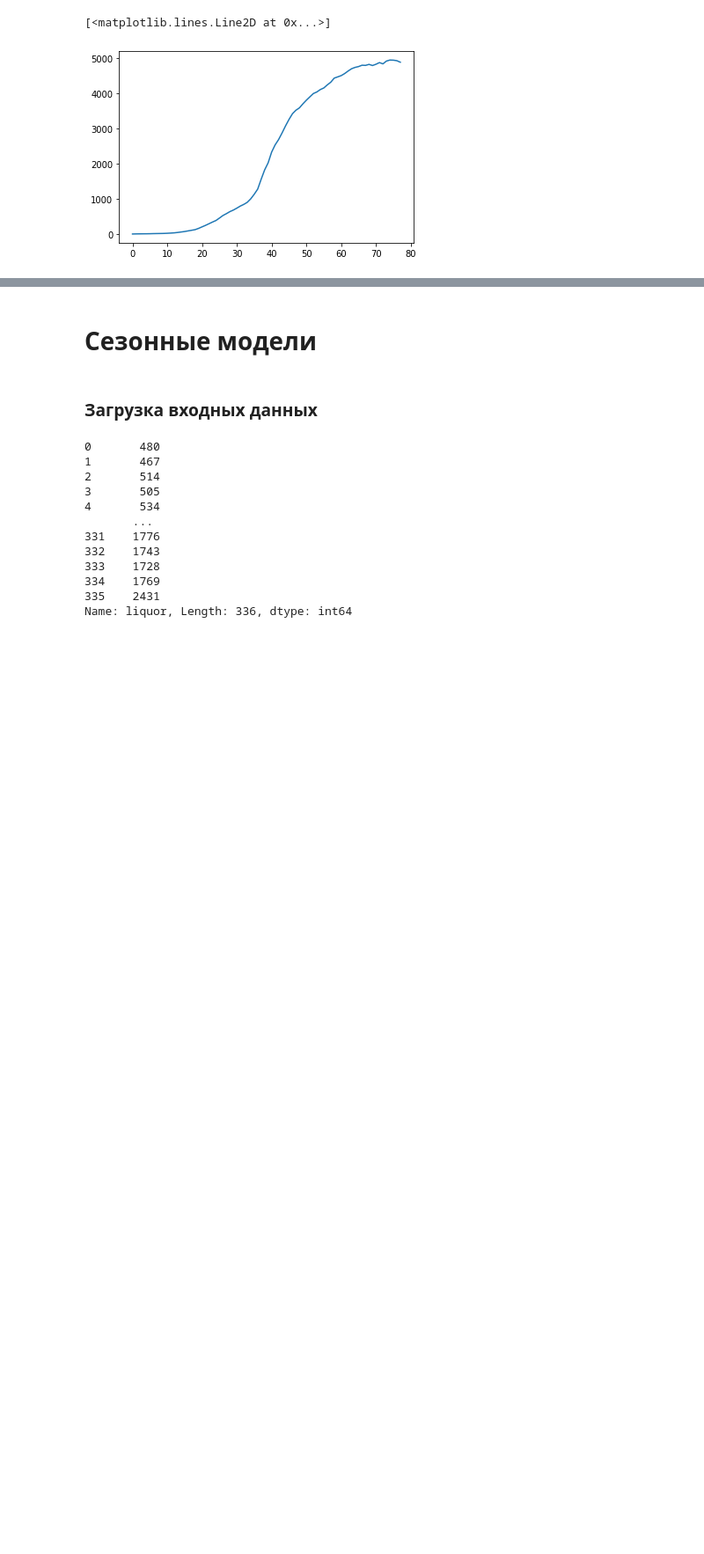
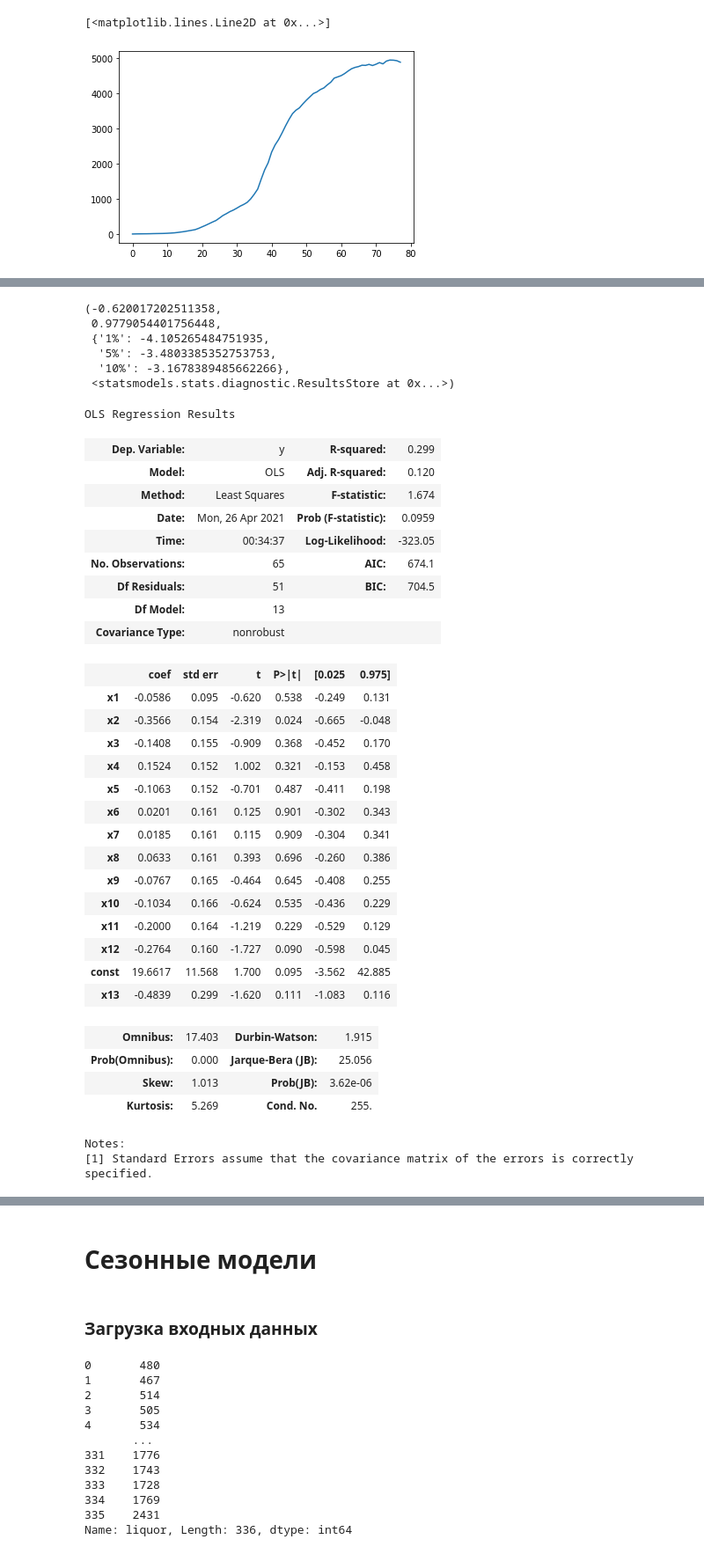
Before and after one commit to EkT1oN/tris, a Jupyter notebook: lab2.ipynb, the cells around one changed output, grey strips where cells are left out. Shown at 88% size. Cells and saved outputs as stored; diff of their text form; code cells hidden in the pictures; blank space fills up the shorter version.

```diff
--- a/lab2.ipynb
+++ b/lab2.ipynb
@@ -101,0 +109,42 @@ result
+# %%
+res_1ct = adfuller(X_1, maxlag=None, regression='ct', autolag='t-stat', store=False, regresults=True)
+display(res_1ct)
+res_1ct[3].__dict__['resols'].summary()
+# %% [output]
+(-0.620017202511358,
+ 0.9779054401756448,
+ {'1%': -4.105265484751935,
+  '5%': -3.4803385352753753,
+  '10%': -3.1678389485662266},
+ <statsmodels.stats.diagnostic.ResultsStore at 0x...>)
+OLS Regression Results
+| Dep. Variable: | y | R-squared: | 0.299 |
+| Model: | OLS | Adj. R-squared: | 0.120 |
+| Method: | Least Squares | F-statistic: | 1.674 |
+| Date: | Mon, 26 Apr 2021 | Prob (F-statistic): | 0.0959 |
+| Time: | 00:34:37 | Log-Likelihood: | -323.05 |
+| No. Observations: | 65 | AIC: | 674.1 |
+| Df Residuals: | 51 | BIC: | 704.5 |
+| Df Model: | 13 |  |  |
+| Covariance Type: | nonrobust |  |  |
+|  | coef | std err | t | P>|t| | [0.025 | 0.975] |
+| x1 | -0.0586 | 0.095 | -0.620 | 0.538 | -0.249 | 0.131 |
+| x2 | -0.3566 | 0.154 | -2.319 | 0.024 | -0.665 | -0.048 |
+| x3 | -0.1408 | 0.155 | -0.909 | 0.368 | -0.452 | 0.170 |
+| x4 | 0.1524 | 0.152 | 1.002 | 0.321 | -0.153 | 0.458 |
+| x5 | -0.1063 | 0.152 | -0.701 | 0.487 | -0.411 | 0.198 |
+| x6 | 0.0201 | 0.161 | 0.125 | 0.901 | -0.302 | 0.343 |
+| x7 | 0.0185 | 0.161 | 0.115 | 0.909 | -0.304 | 0.341 |
+| x8 | 0.0633 | 0.161 | 0.393 | 0.696 | -0.260 | 0.386 |
+| x9 | -0.0767 | 0.165 | -0.464 | 0.645 | -0.408 | 0.255 |
+| x10 | -0.1034 | 0.166 | -0.624 | 0.535 | -0.436 | 0.229 |
+| x11 | -0.2000 | 0.164 | -1.219 | 0.229 | -0.529 | 0.129 |
+| x12 | -0.2764 | 0.160 | -1.727 | 0.090 | -0.598 | 0.045 |
+| const | 19.6617 | 11.568 | 1.700 | 0.095 | -3.562 | 42.885 |
+| x13 | -0.4839 | 0.299 | -1.620 | 0.111 | -1.083 | 0.116 |
+| Omnibus: | 17.403 | Durbin-Watson: | 1.915 |
+| Prob(Omnibus): | 0.000 | Jarque-Bera (JB): | 25.056 |
+| Skew: | 1.013 | Prob(JB): | 3.62e-06 |
+| Kurtosis: | 5.269 | Cond. No. | 255. |
+Notes:
+[1] Standard Errors assume that the covariance matrix of the errors is correctly specified.
```
Also changed, not shown: parts of 20 cells of this notebook.
